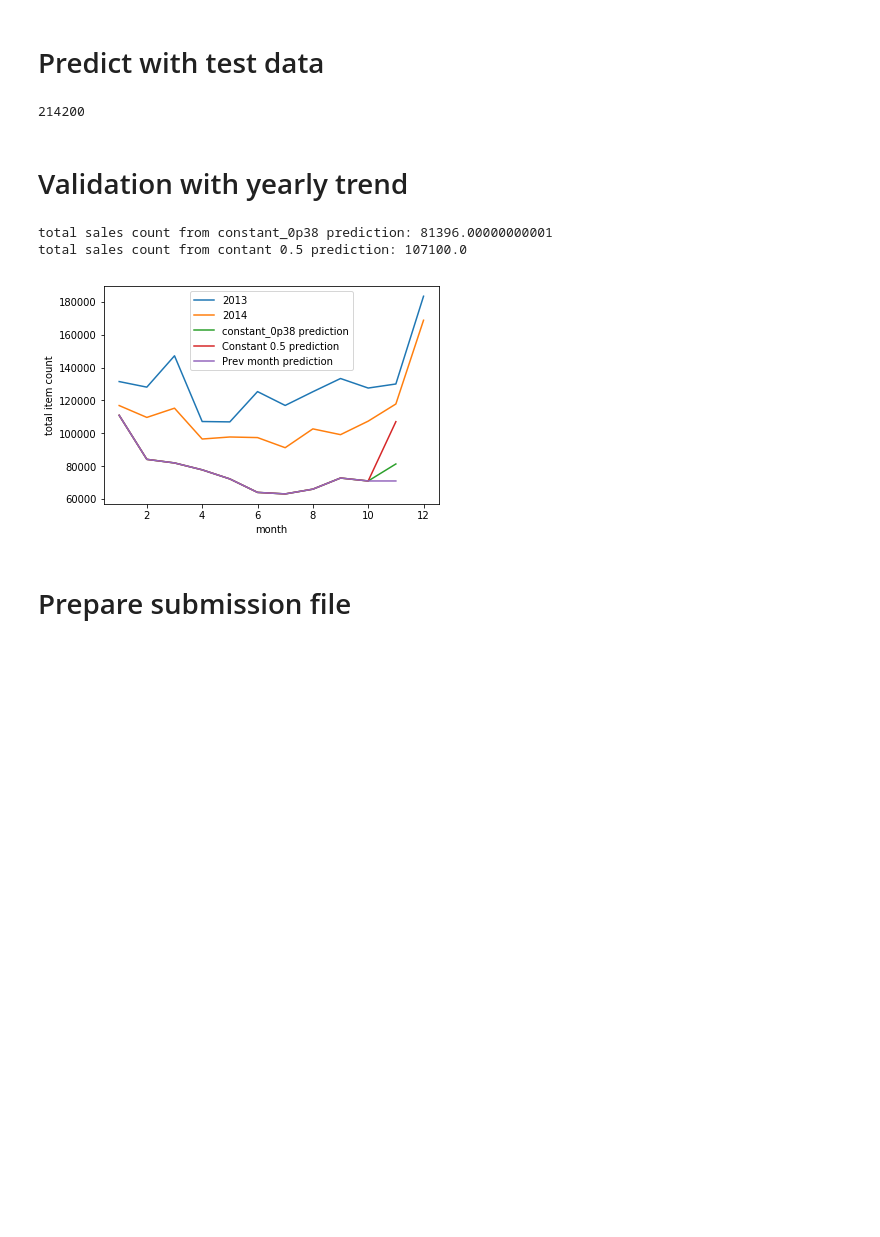
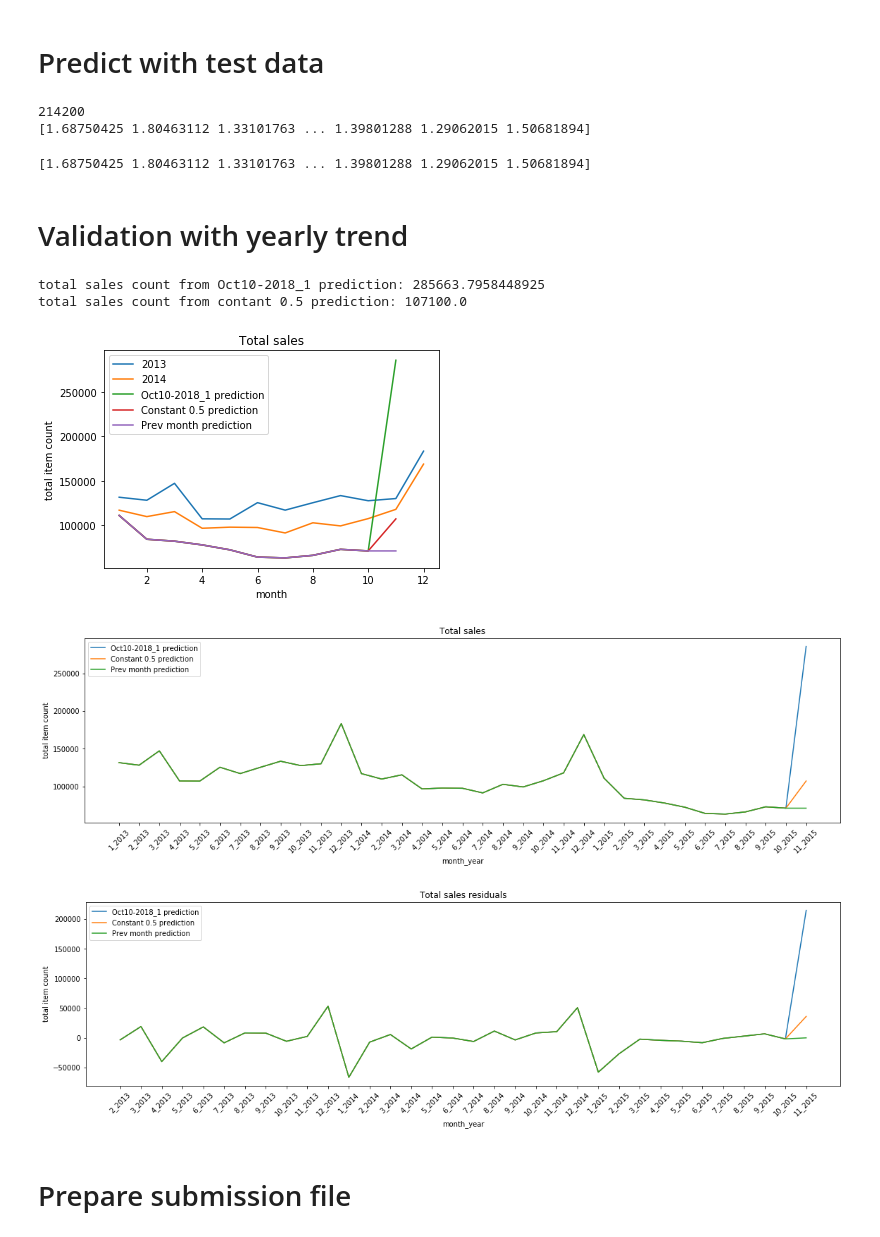
Before and after one commit to rsyarif/PredictSales, a Jupyter notebook: PredictSales_v3.ipynb, the cells around one changed output. Drawn from its saved outputs; the diff is of its cells as text; code cells hidden in the pictures; blank space fills up the shorter version.

```diff
--- a/PredictSales_v3.ipynb
+++ b/PredictSales_v3.ipynb
@@ -35,9 +32,9 @@ sales_train_month = sales_train['date'].dt.month.astype('string')
 sales_train['Y_M'] = sales_train_year+'_'+sales_train_month
 
 #split by year
-sales_train_2013 = sales_train[sales_train['year']==2013]
-sales_val_2014 = sales_train[sales_train['year']==2014]
-sales_test_2015 = sales_train[sales_train['year']==2015]
+sales_2013 = sales_train[sales_train['year']==2013]
+sales_2014 = sales_train[sales_train['year']==2014]
+sales_2015 = sales_train[sales_train['year']==2015]
 # %%
 #columns to keep
 #col_to_keep = ['shop_id','item_id','item_price','item_category_id','item_cnt_day']
@@ -212,9 +223,16 @@ evals_result={}
 # %%
+### Boosted Decision Tree (lightgbm)
+
+import lightgbm as lgb
+from sklearn.metrics import r2_score
+
+evals_result={}
+
 lgb_train = lgb.Dataset(x_train, label=y_train)
 lgb_test = lgb.Dataset(x_val, label=y_val)
 
 lgb_params = {
-               'feature_fraction': 1.0,
+               'feature_fraction': 1.00,
                'metric': 'rmse',
                'nthread':4,
                'min_data_in_leaf': 2**7,
@@ -227,14 +245,16 @@ lgb_params = {
                'verbose':1
               }
 
+num_boost_round = 2000
+verbose_eval = num_boost_round/20
 model = lgb.train(lgb_params,
                   lgb_train,
                   valid_sets=[lgb_train, lgb_test],
                   valid_names=['train','eval'],
-                  num_boost_round=1000,
+                  num_boost_round=num_boost_round,
                   evals_result=evals_result,
-                  early_stopping_rounds=100,
-                  verbose_eval=100)
+                  early_stopping_rounds=1000,
+                  verbose_eval=verbose_eval)
 
 #print 'evals_result = ',evals_result
 # %% [output]
@@ -280,32 +305,44 @@ Validation R-squared for LightGBM is 0.326106
 # Predict with test data
 # %%
 pred_submit = model.predict(x_test)
-pred_submit.size
-# %% [output]
-214200
+# %%
+print pred_submit.size
+print pred_submit
+# %% [output]
+214200
+[1.68750425 1.80463112 1.33101763 ... 1.39801288 1.29062015 1.50681894]
+# %%
+# True target values are clipped into [0,20] range.
+pred_submit = np.clip(pred_submit,0,20)
+print pred_submit
+# %% [output]
+[1.68750425 1.80463112 1.33101763 ... 1.39801288 1.29062015 1.50681894]
 # %% [markdown]
 # Validation with yearly trend
 # %%
 #import sys
 #WorkDir = '/Users/rizki/Dropbox/Coursera/AML_HowToKaggle/FinalProject/PredictSales/'
 #sys.path.insert(0, WorkDir)
-from utility.utility import plotYearly
+import utility.utility as ut
 
 y_test = pd.DataFrame(pred_submit,columns=['item_cnt_month'])
-y_test['item_cnt_month'] = 0.38
-saveName='constant_0p38'
-saveplots=True
+#saveName='constant_0p38'
+#saveplots=True
 
-total_item_cnt_2013 = sales_train_2013.groupby(['date_block_num','Y_M'])['item_cnt_day'].sum().values
-total_item_cnt_2014 = sales_val_2014.groupby(['date_block_num','Y_M'])['item_cnt_day'].sum().values
-total_item_cnt_2015 = sales_test_2015.groupby(['date_block_num','Y_M'])['item_cnt_day'].sum().values
+total_item_cnt_2013 = sales_2013.groupby(['date_block_num','Y_M'])['item_cnt_day'].sum().values
+total_item_cnt_2014 = sales_2014.groupby(['date_block_num','Y_M'])['item_cnt_day'].sum().values
+total_item_cnt_2015 = sales_2015.groupby(['date_block_num','Y_M'])['item_cnt_day'].sum().values
 yearlySales = [total_item_cnt_2013,total_item_cnt_2014,total_item_cnt_2015]
 
-plotYearly(yearlySales,y_test,saveName,saveplots)
+ut.plotYearly(yearlySales,y_test,saveName,saveplots)
+ut.plotYearly_v2(yearlySales,y_test,saveName,saveplots)
+ut.plotResidual(yearlySales,y_test,saveName,saveplots)
 # %% [output]
-total sales count from constant_0p38 prediction: 81396.00000000001
+total sales count from Oct10-2018_1 prediction: 285663.7958448925
 total sales count from contant 0.5 prediction: 107100.0
-[figure, old version]
+[figure, new version]
+[figure, added]
+[figure, added]
 # %% [markdown]
 # Prepare submission file
 # %%
```
Also changed, not shown: parts of 18 cells of this notebook.
